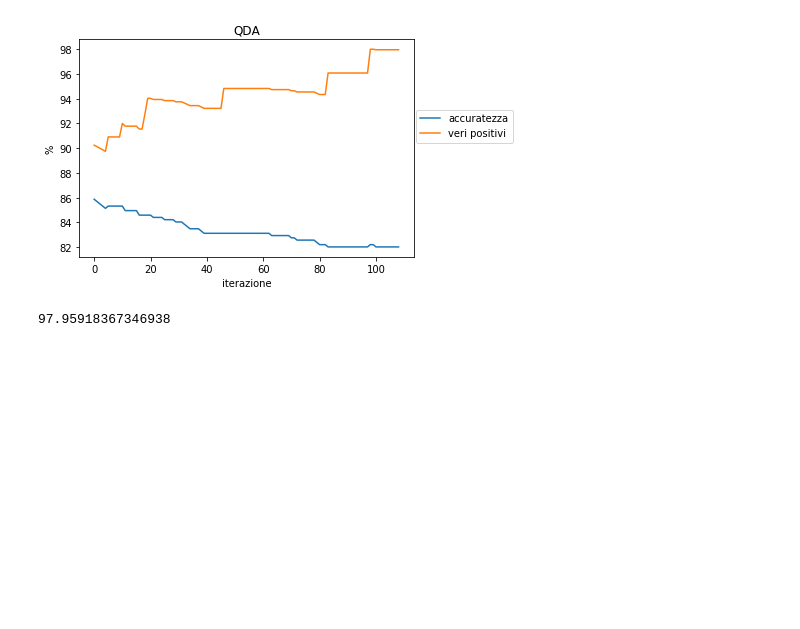
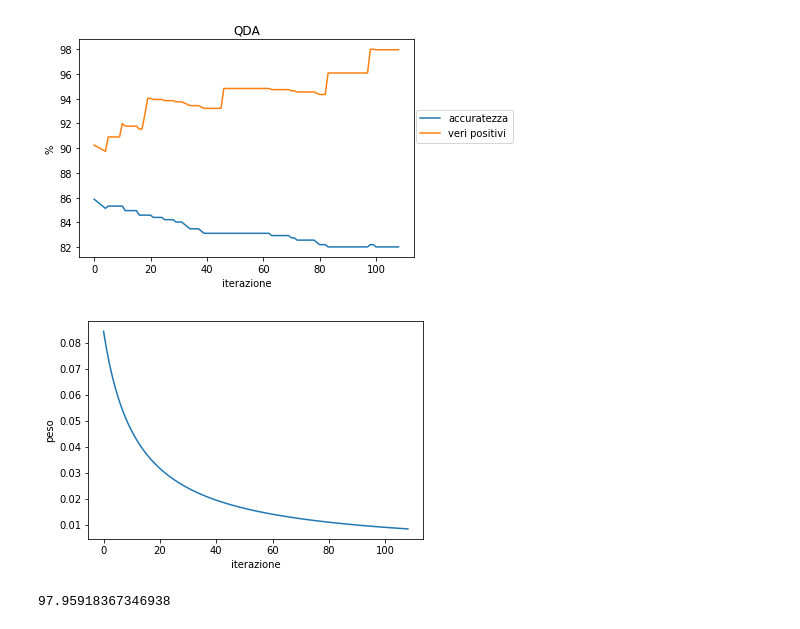
Before and after one commit to DedZago/msbd, a Jupyter notebook: Completo.ipynb, the cells around one changed output. Saved outputs shown, nothing was run; the diff lists cells and outputs as text; code cells hidden in the pictures; blank space fills up the shorter version.

Commit message:
sistemato crop pesi

```diff
--- a/Completo.ipynb
+++ b/Completo.ipynb
@@ -284,6 +285,13 @@ plt.show()
 # %% [output]
 [figure]
 [figure]
+# %%
+plt.plot(pesi_qda)
+plt.xlabel("iterazione")
+plt.ylabel("peso")
+plt.savefig(FIG_PATH + "andamento-pesi.png", bbox_inches="tight", dpi=300)
+# %% [output]
+[figure, added]
 # %%
 lista_veri_positivi_qda[-1]
 # %% [output]
```
Also changed, not shown: parts of 2 cells of this notebook, 5 other files.
